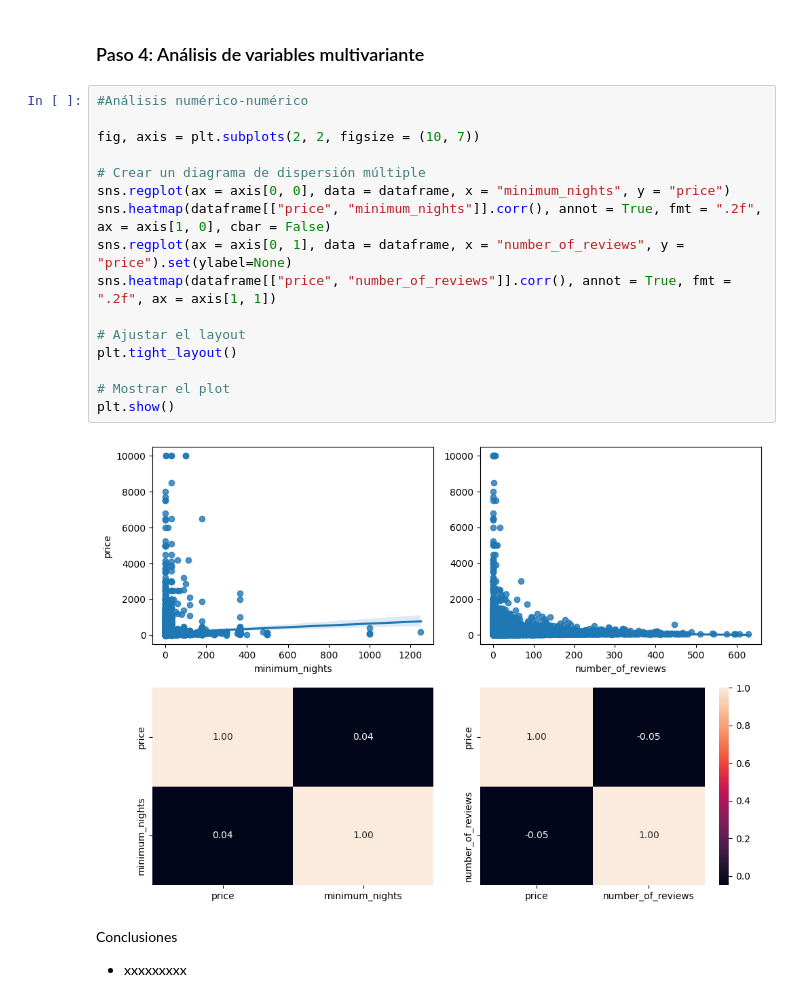
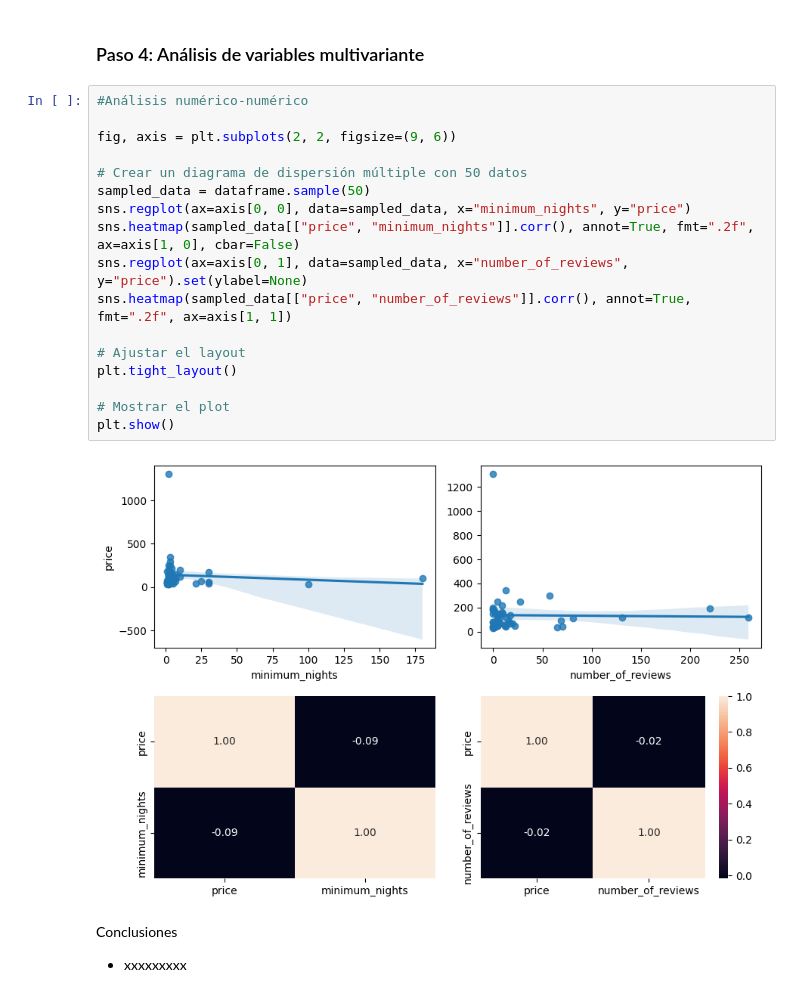
Before and after one commit to jaimed411/013-PROYECTO1-machine-learning-airbnb, a Jupyter notebook: src/explore.ipynb, the cells around one changed output. Drawn from its saved outputs; the diff is of its cells as text.

```diff
--- a/src/explore.ipynb
+++ b/src/explore.ipynb
@@ -181,21 +181,22 @@ Conclusiones
 # %%
 #Análisis numérico-numérico
 
-fig, axis = plt.subplots(2, 2, figsize = (10, 7))
+fig, axis = plt.subplots(2, 2, figsize=(9, 6))
 
-# Crear un diagrama de dispersión múltiple
-sns.regplot(ax = axis[0, 0], data = dataframe, x = "minimum_nights", y = "price")
-sns.heatmap(dataframe[["price", "minimum_nights"]].corr(), annot = True, fmt = ".2f", ax = axis[1, 0], cbar = False)
-sns.regplot(ax = axis[0, 1], data = dataframe, x = "number_of_reviews", y = "price").set(ylabel=None)
-sns.heatmap(dataframe[["price", "number_of_reviews"]].corr(), annot = True, fmt = ".2f", ax = axis[1, 1])
+# Crear un diagrama de dispersión múltiple con 50 datos
+sampled_data = dataframe.sample(50)
+sns.regplot(ax=axis[0, 0], data=sampled_data, x="minimum_nights", y="price")
+sns.heatmap(sampled_data[["price", "minimum_nights"]].corr(), annot=True, fmt=".2f", ax=axis[1, 0], cbar=False)
+sns.regplot(ax=axis[0, 1], data=sampled_data, x="number_of_reviews", y="price").set(ylabel=None)
+sns.heatmap(sampled_data[["price", "number_of_reviews"]].corr(), annot=True, fmt=".2f", ax=axis[1, 1])
 
 # Ajustar el layout
 plt.tight_layout()
 
 # Mostrar el plot
 plt.show()
 # %% [output]
-[figure, old version]
+[figure, new version]
 # %% [markdown]
 Conclusiones
 
```
Also changed, not shown: parts of 11 cells of this notebook, 1 other file.
